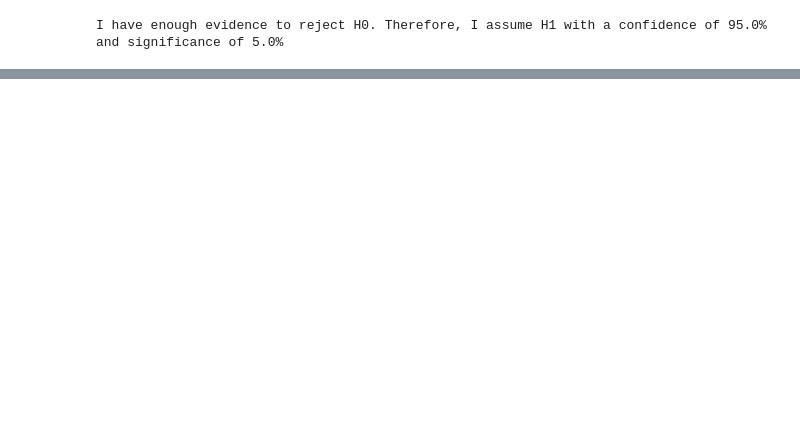
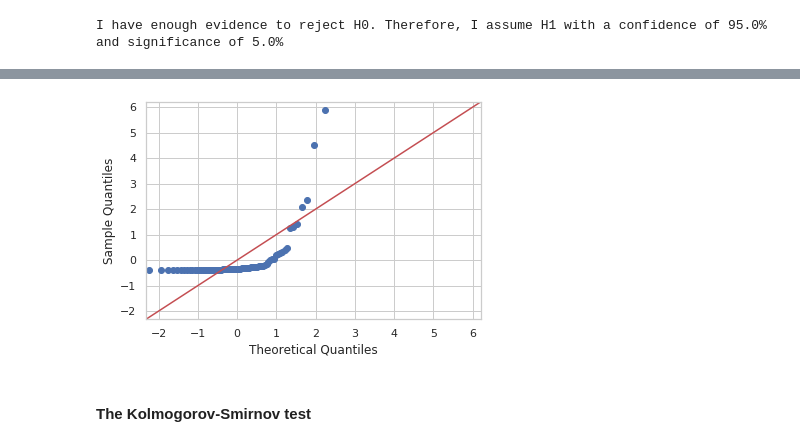
Before and after one commit to lveagithub/barcelonads, a Jupyter notebook: ThirdAssigment/Assignment_III.ipynb, the cells around one changed output, grey strips where cells are left out. Cells and saved outputs as stored; diff of their text form; code cells hidden in the pictures; blank space fills up the shorter version.

```diff
--- a/ThirdAssigment/Assignment_III.ipynb
+++ b/ThirdAssigment/Assignment_III.ipynb
@@ -510,0 +500,6 @@ Ttest_indResult_tuple = sts.f_oneway(dfData_f_test['Low income'], dfData_f_test[
+# %%
+qqplot(dfCovid19GlobalDeathGeo_sample["Total"],  fit = True,line = "45").show()
+# %% [output]
+[figure, added]
+# %% [markdown]
+#### The Kolmogorov-Smirnov test
```
Also changed, not shown: parts of 25 cells of this notebook.
